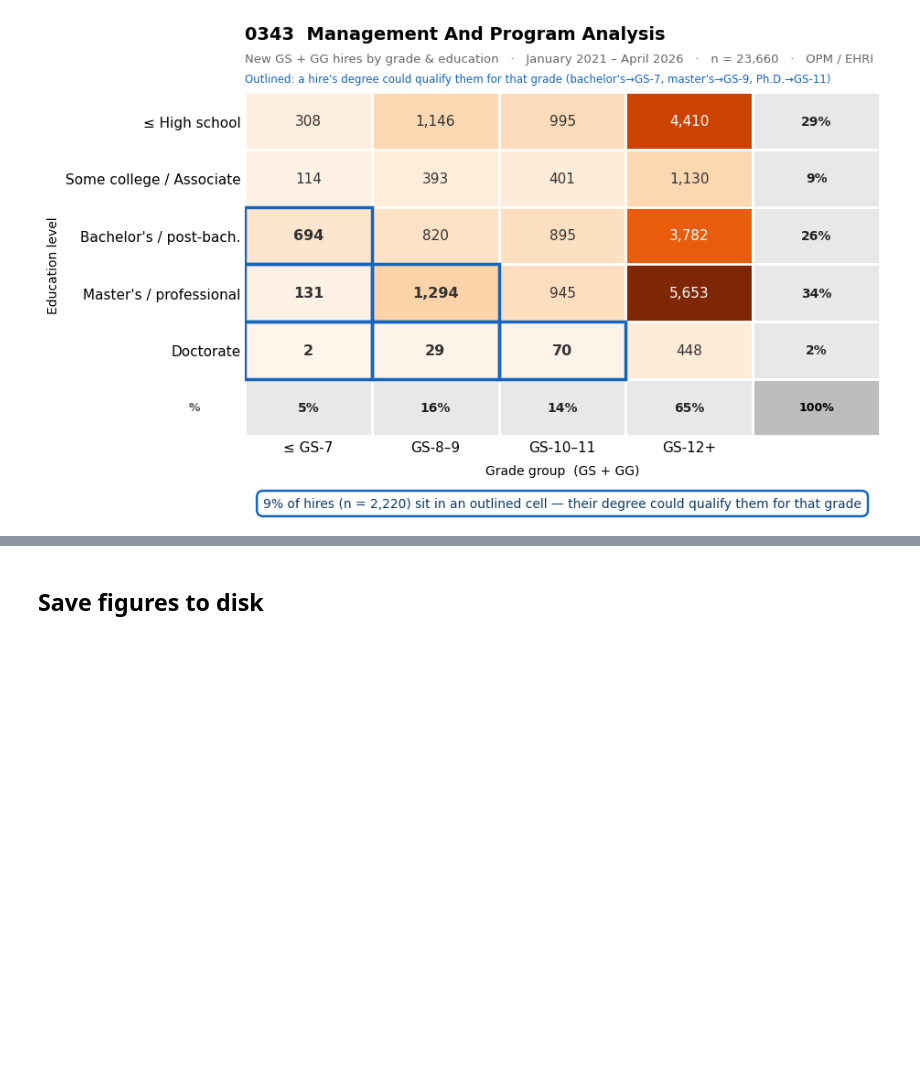
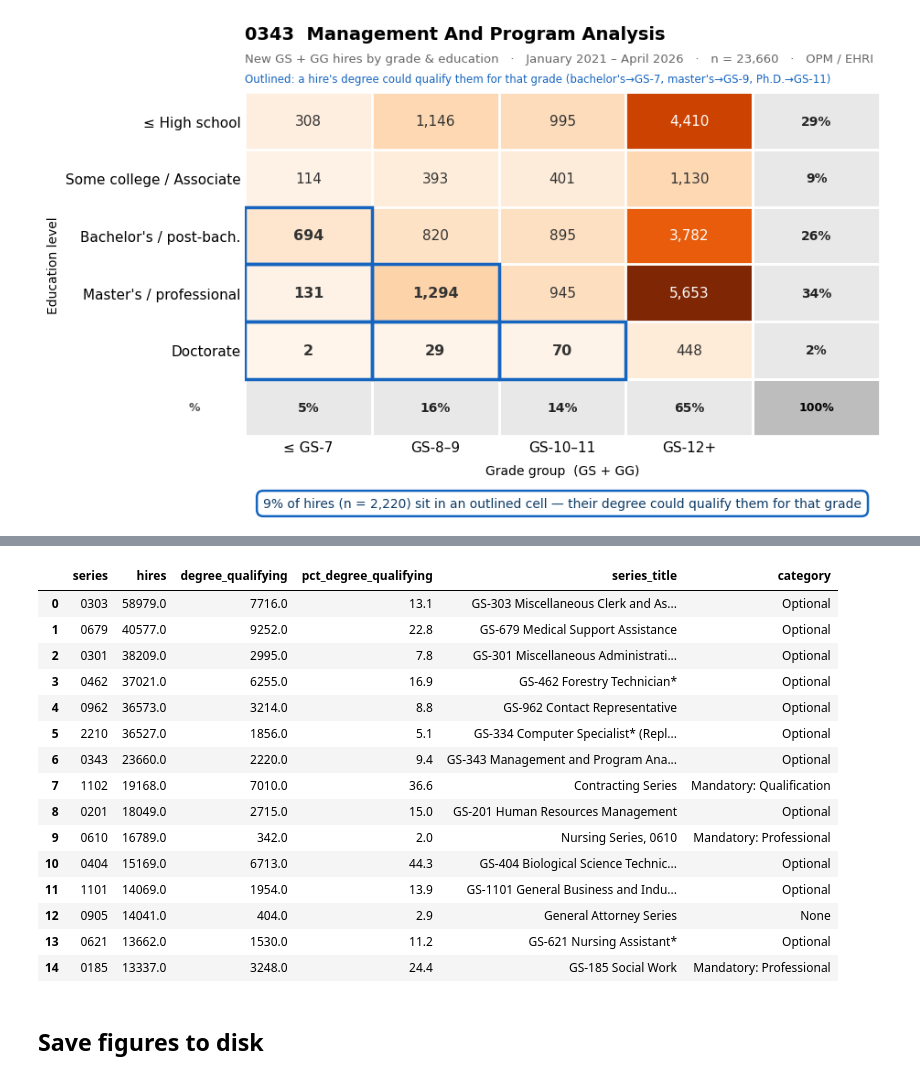
Before and after one commit to abigailhaddad/fed-hiring-heatmaps, a Jupyter notebook: heatmaps.ipynb, the cells around one changed output, grey strips where cells are left out. Saved outputs shown, nothing was run; the diff lists cells and outputs as text; code cells hidden in the pictures; blank space fills up the shorter version.

```diff
--- a/heatmaps.ipynb
+++ b/heatmaps.ipynb
@@ -149,3 +177,22 @@ accession_heatmap("0343");
+# %%
+ehri.qualifying_by_series().head(15)
+# %% [output]
+|  | series | hires | degree_qualifying | pct_degree_qualifying | series_title | category |
+| 0 | 0303 | 58979.0 | 7716.0 | 13.1 | GS-303 Miscellaneous Clerk and As... | Optional |
+| 1 | 0679 | 40577.0 | 9252.0 | 22.8 | GS-679 Medical Support Assistance | Optional |
+| 2 | 0301 | 38209.0 | 2995.0 | 7.8 | GS-301 Miscellaneous Administrati... | Optional |
+| 3 | 0462 | 37021.0 | 6255.0 | 16.9 | GS-462 Forestry Technician* | Optional |
+| 4 | 0962 | 36573.0 | 3214.0 | 8.8 | GS-962 Contact Representative | Optional |
+| 5 | 2210 | 36527.0 | 1856.0 | 5.1 | GS-334 Computer Specialist* (Repl... | Optional |
+| 6 | 0343 | 23660.0 | 2220.0 | 9.4 | GS-343 Management and Program Ana... | Optional |
+| 7 | 1102 | 19168.0 | 7010.0 | 36.6 | Contracting Series | Mandatory: Qualification |
+| 8 | 0201 | 18049.0 | 2715.0 | 15.0 | GS-201 Human Resources Management | Optional |
+| 9 | 0610 | 16789.0 | 342.0 | 2.0 | Nursing Series, 0610 | Mandatory: Professional |
+| 10 | 0404 | 15169.0 | 6713.0 | 44.3 | GS-404 Biological Science Technic... | Optional |
+| 11 | 1101 | 14069.0 | 1954.0 | 13.9 | GS-1101 General Business and Indu... | Optional |
+| 12 | 0905 | 14041.0 | 404.0 | 2.9 | General Attorney Series | None |
+| 13 | 0621 | 13662.0 | 1530.0 | 11.2 | GS-621 Nursing Assistant* | Optional |
+| 14 | 0185 | 13337.0 | 3248.0 | 24.4 | GS-185 Social Work | Mandatory: Professional |
 # %% [markdown]
 ## Save figures to disk
 # %%
```
Also changed, not shown: parts of 8 cells of this notebook, 3 other files.
